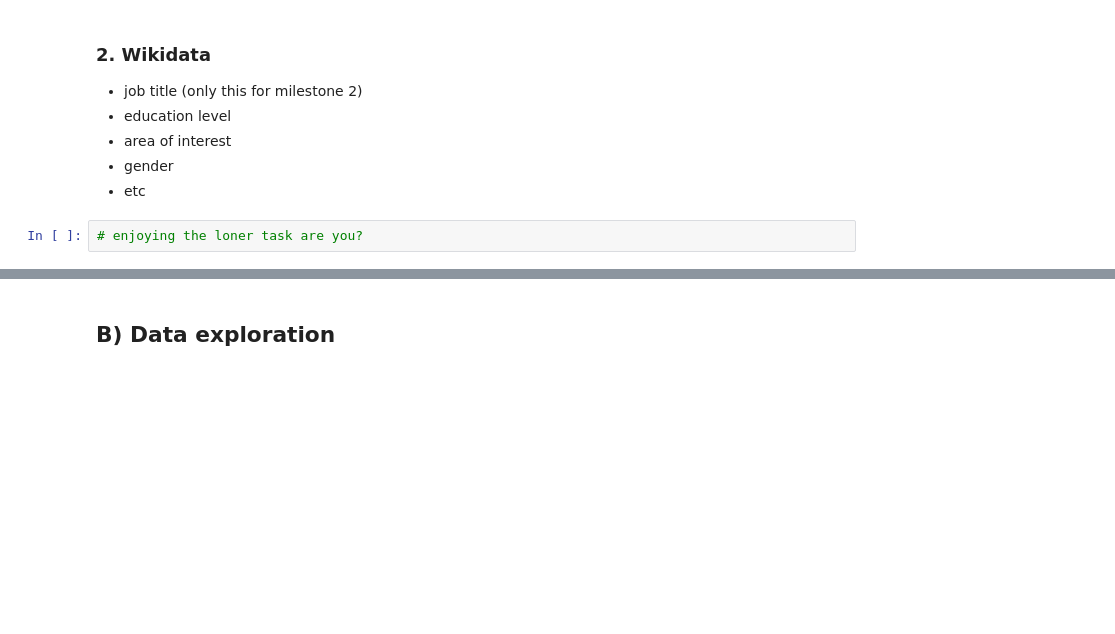
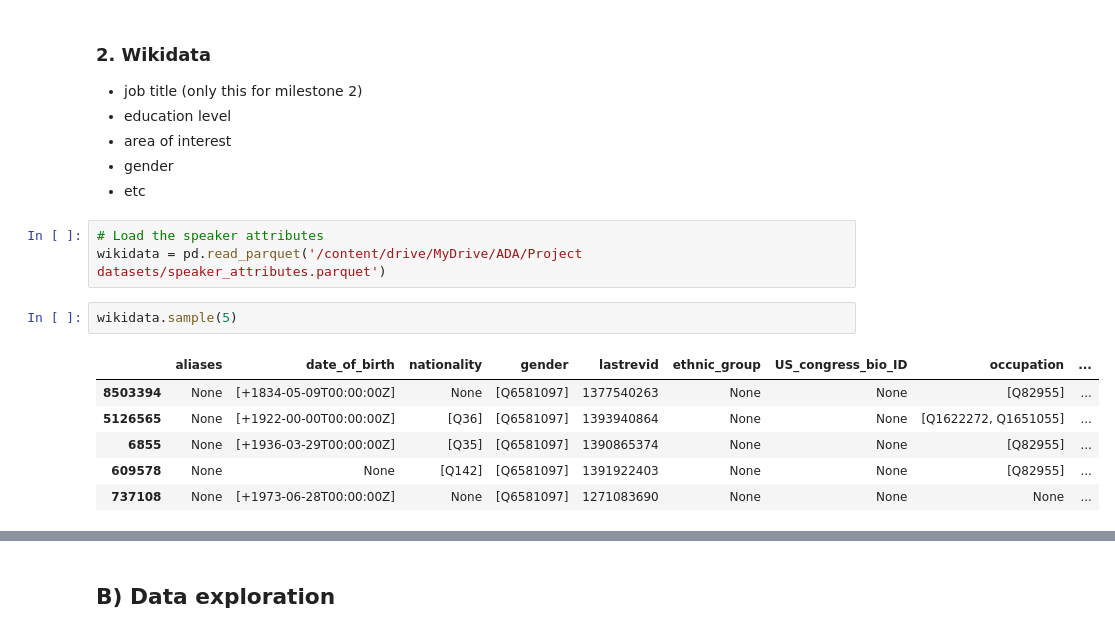
Before and after one commit to epfl-ada/ada-2021-project-i-did-ada-did-i, a Jupyter notebook: Pipeline.ipynb, the cells around one changed output, grey strips where cells are left out. Cells and saved outputs as stored; diff of their text form; blank space fills up the shorter version.

```diff
--- a/Pipeline.ipynb
+++ b/Pipeline.ipynb
@@ -55,4 +121,14 @@ df_quotes.head()
 - gender
 - etc
 # %%
-# enjoying the loner task are you?
+# Load the speaker attributes
+wikidata = pd.read_parquet('/content/drive/MyDrive/ADA/Project datasets/speaker_attributes.parquet')
+# %%
+wikidata.sample(5)
+# %% [output]
+|  | aliases | date_of_birth | nationality | gender | lastrevid | ethnic_group | US_congress_bio_ID | occupation | ... |
+| 8503394 | None | [+1834-05-09T00:00:00Z] | None | [Q6581097] | 1377540263 | None | None | [Q82955] | ... |
+| 5126565 | None | [+1922-00-00T00:00:00Z] | [Q36] | [Q6581097] | 1393940864 | None | None | [Q1622272, Q1651055] | ... |
+| 6855 | None | [+1936-03-29T00:00:00Z] | [Q35] | [Q6581097] | 1390865374 | None | None | [Q82955] | ... |
+| 609578 | None | None | [Q142] | [Q6581097] | 1391922403 | None | None | [Q82955] | ... |
+| 737108 | None | [+1973-06-28T00:00:00Z] | None | [Q6581097] | 1271083690 | None | None | None | ... |
```
Also changed, not shown: parts of 39 cells of this notebook.
